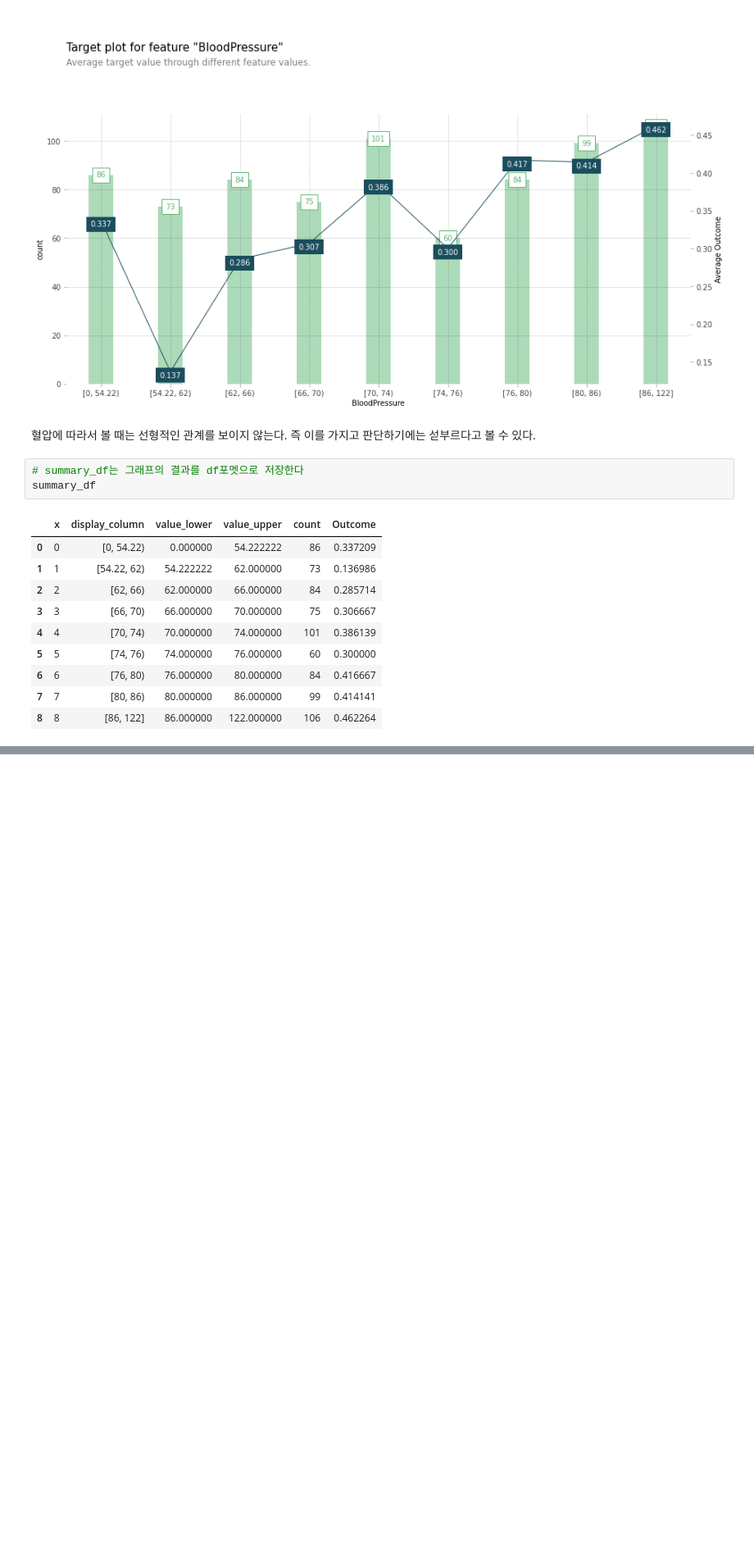
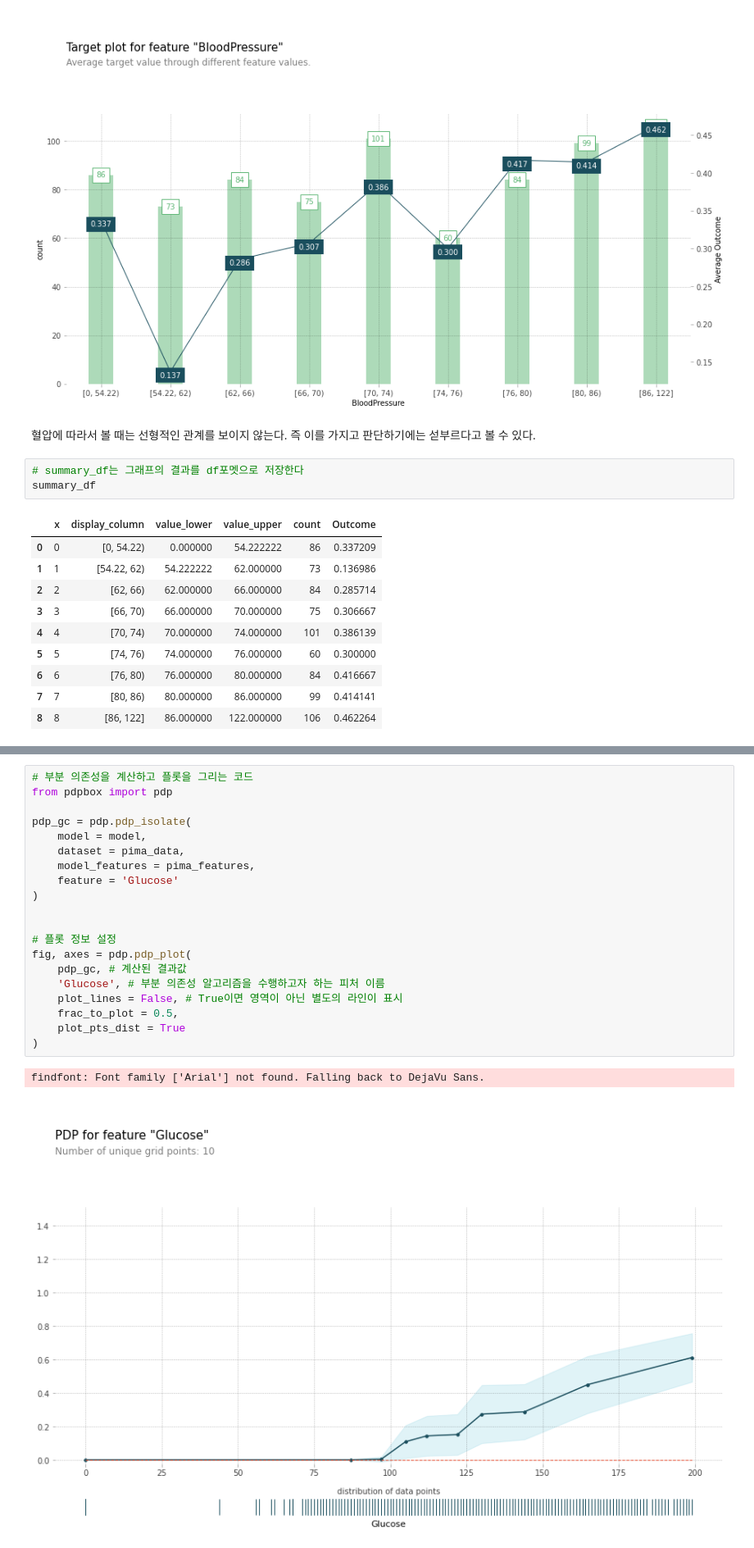
Before and after one commit to YMGYM/xai_wikibooks_study, a Jupyter notebook: wikibooks_xai_bookch4.ipynb, the cells around one changed output, grey strips where cells are left out. Shown at 82% size. Saved outputs shown, nothing was run; the diff lists cells and outputs as text; blank space fills up the shorter version.

```diff
--- a/wikibooks_xai_bookch4.ipynb
+++ b/wikibooks_xai_bookch4.ipynb
@@ -290,0 +314,23 @@ summary_df
+# %%
+# 부분 의존성을 계산하고 플롯을 그리는 코드
+from pdpbox import pdp
+
+pdp_gc = pdp.pdp_isolate(
+    model = model,
+    dataset = pima_data,
+    model_features = pima_features,
+    feature = 'Glucose'
+)
+
+
+# 플롯 정보 설정
+fig, axes = pdp.pdp_plot(
+    pdp_gc, # 계산된 결과값
+    'Glucose', # 부분 의존성 알고리즘을 수행하고자 하는 피처 이름
+    plot_lines = False, # True이면 영역이 아닌 별도의 라인이 표시
+    frac_to_plot = 0.5,
+    plot_pts_dist = True
+)
+# %% [output]
+findfont: Font family ['Arial'] not found. Falling back to DejaVu Sans.
+[figure, added]
```
Also changed, not shown: parts of 30 cells of this notebook.
